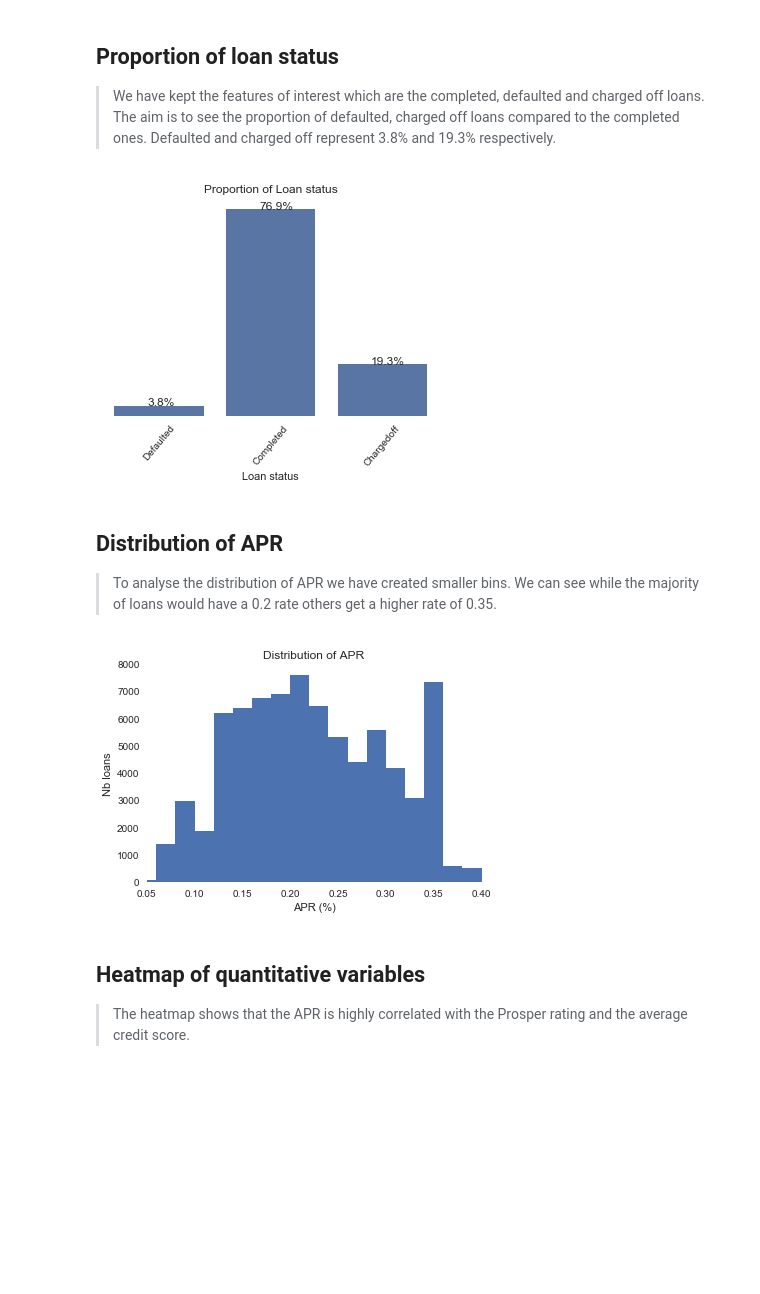
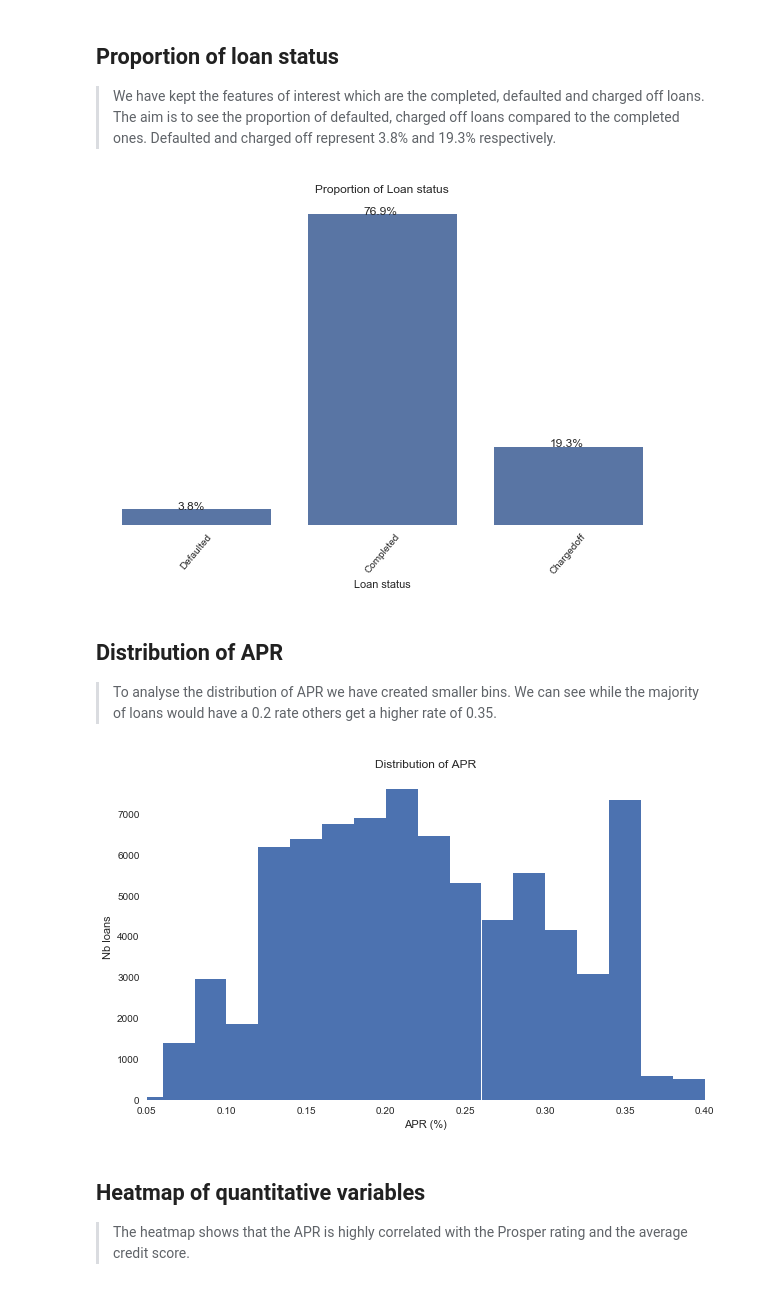
Before and after one commit to vinzgit/Prosper_loans, a Jupyter notebook: slide_deck_Prosper.ipynb, the cells around one changed output. Saved outputs shown, nothing was run; the diff lists cells and outputs as text; code cells hidden in the pictures; blank space fills up the shorter version.

```diff
--- a/slide_deck_Prosper.ipynb
+++ b/slide_deck_Prosper.ipynb
@@ -56,34 +56,36 @@ loan_clean.drop(non_verifiable, inplace=True)
 # %%
 # Let's break this down in two parts: first the completed, defaulted and charged off loans.
 # This will also serve as a basis for our analysis.
 # Then we will group together the past due loans by number of days.
 loan_status_main = loan_clean[loan_clean['LoanStatus'].isin(['Completed','Defaulted','Chargedoff'])]
 loan_status_past = loan_clean[loan_clean['LoanStatus'].isin(['Past Due (1-15 days)','Past Due (31-60 days)','Past Due (91-120 days)','Past Due (61-90 days)','Past Due (16-30 days)','Past Due (>120 days)'])]
 # Proportion of loan status
+plt.figure(figsize=(10,6))
 base = sb.color_palette()[0]
 ax = sb.countplot(data=loan_status_main, x='LoanStatus', color=base);
 plt.xticks(rotation=50);
 
 total = len(loan_status_main['LoanStatus'])
 for p in ax.patches:
     percentage = '{:.1f}%'.format(100 * p.get_height()/total)
     x = p.get_x() + p.get_width() / 2 - 0.1
     y = p.get_y() + p.get_height()
     ax.annotate(percentage, (x, y), size = 12)
 ax.set(yticklabels=[]);
 ax.set(ylabel="")
 plt.title("Proportion of Loan status");
 plt.xlabel("Loan status")
 ax.grid(False)
 ax.set_axis_bgcolor('white');
 # %% [output]
-[figure, old version]
+[figure, new version]
 # %% [markdown]
 ## Distribution of APR
 
 > To analyse the distribution of APR we have created smaller bins. We can see while the majority of loans would have a 0.2 rate others get a higher rate of 0.35.
 # %%
 # Distribution of borrowers APR
+plt.figure(figsize=(10,6))
 bins = np.arange(0, loan_clean.BorrowerAPR.max()+0.02, 0.02)
 plt.hist(data=loan_clean, x='BorrowerAPR', bins=bins)
 ax = plt.gca()
@@ -94,7 +96,7 @@ plt.xlabel("APR (%)")
 plt.ylabel("Nb loans")
 plt.title("Distribution of APR");
 # %% [output]
-[figure, old version]
+[figure, new version]
 # %% [markdown]
 ## Heatmap of quantitative variables
 
```
Also changed, not shown: parts of 2 cells of this notebook.
